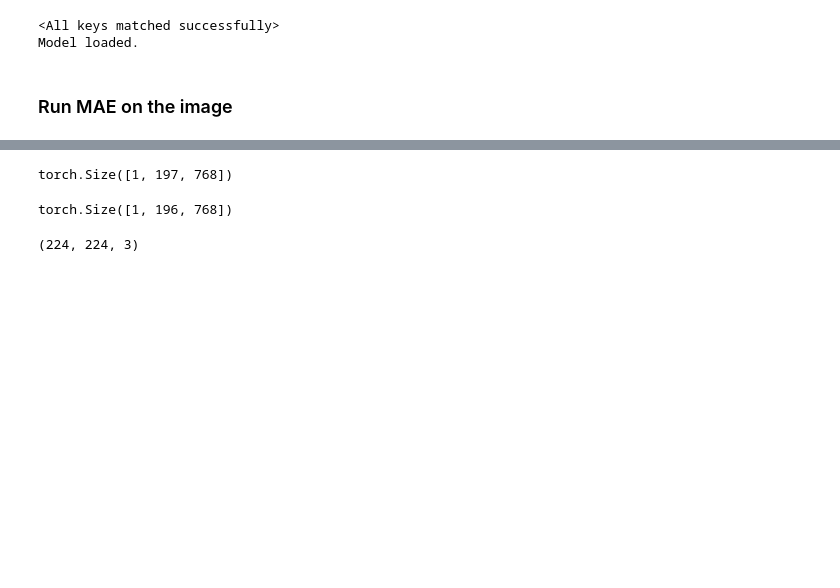
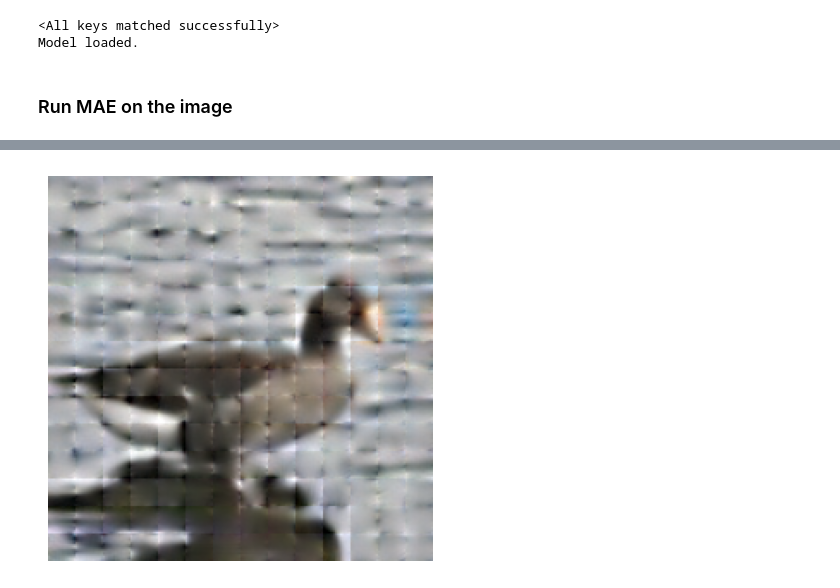
Before and after one commit to msdkhairi/vit-mae, a Jupyter notebook: demo/mae_visualize.ipynb, the cells around one changed output, grey strips where cells are left out. Saved outputs shown, nothing was run; the diff lists cells and outputs as text; code cells hidden in the pictures; blank space fills up the shorter version.

```diff
--- a/demo/mae_visualize.ipynb
+++ b/demo/mae_visualize.ipynb
@@ -142,19 +77,0 @@ MAE with pixel reconstruction:
-# %%
-def get_features_from_image(img, model, mask_ratio=0.75):
-    x = torch.tensor(img)
-
-    # make it a batch-like
-    x = x.unsqueeze(dim=0)
-    x = torch.einsum('nhwc->nchw', x)
-    x = x.float()
-
-    # run MAE
-    # loss, y, mask = model(x.float(), mask_ratio=mask_ratio)
-    # y = model.unpatchify(y)
-    # y = torch.einsum('nchw->nhwc', y).detach().cpu()
-
-    with torch.no_grad():
-        latent, mask, ids_restore = model.forward_encoder_no_mask(x, mask_ratio=mask_ratio)
-        embed = model.patch_embed(x)
-
-    return embed, latent, mask, ids_restore
@@ -161,14 +105,6 @@ def get_features_from_image(img, model, mask_ratio=0.75):
 # %%
-embed, latent, mask, ids_restore = get_features_from_image(img, model_mae, mask_ratio=0)
+# embed, latent, mask, ids_restore = get_features_from_image(img, model_mae)
+latent, _, ids_restore = get_features_from_image(bird1_images[1], model_mae)
+fish1_y = reconstruct_image_from_features(latent, ids_restore, model_mae, show=True)[0]
+# %% [output]
+[figure, added]
-# %%
-latent.shape
-# %% [output]
-torch.Size([1, 197, 768])
-# %%
-embed.shape
-# %% [output]
-torch.Size([1, 196, 768])
-# %%
-img.shape
-# %% [output]
-(224, 224, 3)
```
Also changed, not shown: parts of 14 cells of this notebook, 3 other files.
